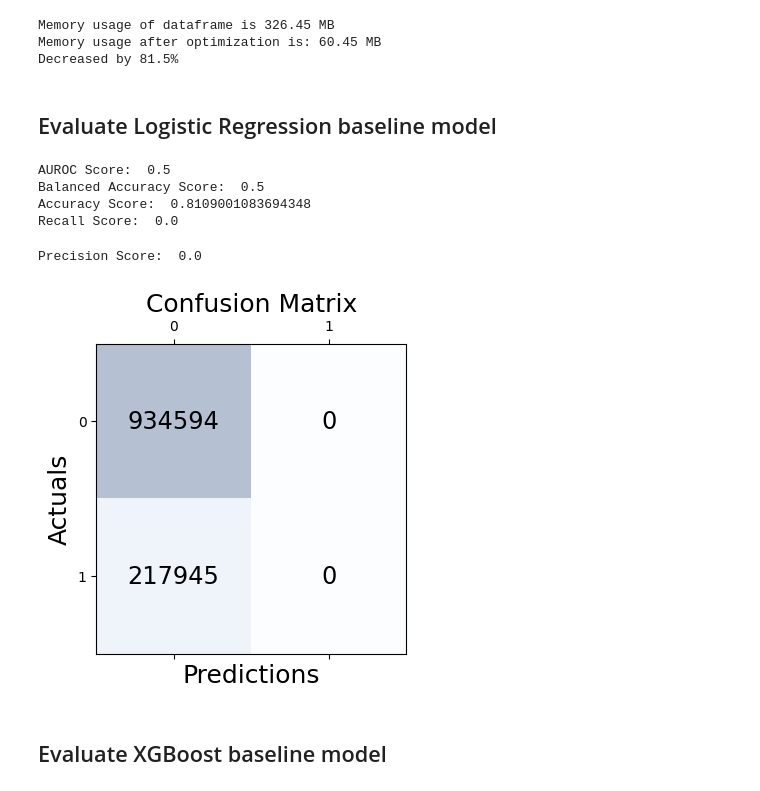
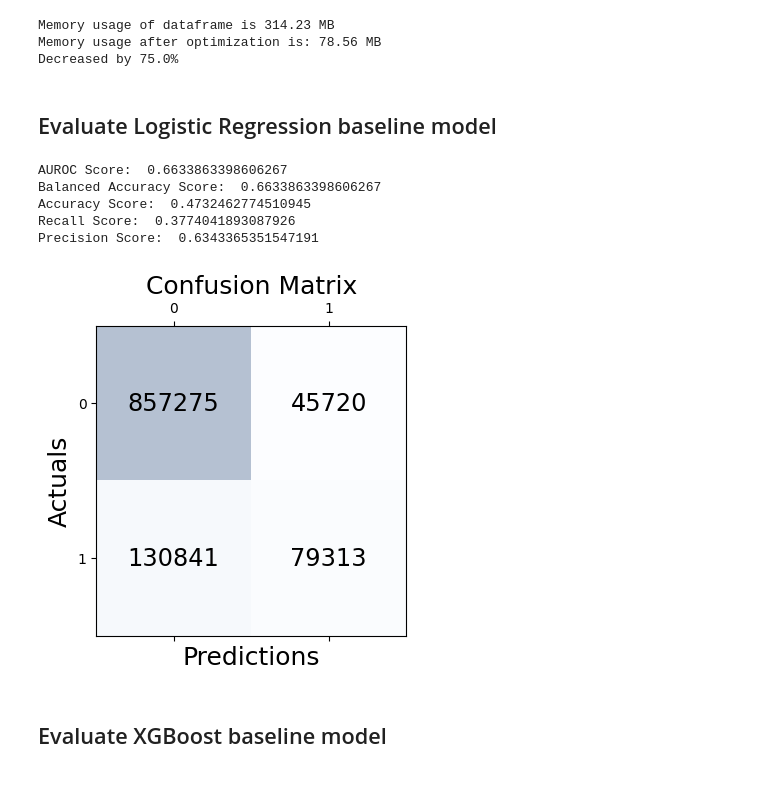
Before and after one commit to rvloenhout/DSS_Master_Thesis, a Jupyter notebook: _3. Evaluation/Baseline evaluation/Baseline_eval.ipynb, the cells around one changed output. Cells and saved outputs as stored; diff of their text form; code cells hidden in the pictures.

Commit message:
Ran all baseline models

```diff
--- a/_3. Evaluation/Baseline evaluation/Baseline_eval.ipynb
+++ b/_3. Evaluation/Baseline evaluation/Baseline_eval.ipynb
@@ -9,9 +21,7 @@ def rm(df):
         if col_type != object:
             c_min = df[col].min()
             c_max = df[col].max()
-            if c_min == 0 and c_max == 1:
-                    df[col] = df[col].astype('bool')
-            elif str(col_type)[:3] == 'int':
+            if str(col_type)[:3] == 'int':
                 if c_min > np.iinfo(np.int8).min and c_max < np.iinfo(np.int8).max:
                     df[col] = df[col].astype(np.int8)
                 elif c_min > np.iinfo(np.int16).min and c_max < np.iinfo(np.int16).max:
@@ -27,8 +37,6 @@ def rm(df):
                     df[col] = df[col].astype(np.float32)
                 else:
                     df[col] = df[col].astype(np.float64)
-        else:
-            df[col] = df[col].astype('category')
 
     end_mem = df.memory_usage().sum() / 1024**2
     print('Memory usage after optimization is: {:.2f} MB'.format(end_mem))
@@ -49,46 +77,26 @@ path_model = "../../../../Thesis_data/Models/"
 X_test = pd.read_csv(path_csv + "ontime_reporting_X_test.csv")
 y_test = pd.read_csv(path_csv + "ontime_reporting_y_test.csv")
 # %%
-X_test = rm(X_test)
+X_test = rm(X_test) #I think this breaks TabNet .fit function
 y_test = np.ravel(y_test)
 # %% [output]
-Memory usage of dataframe is 326.45 MB
-Memory usage after optimization is: 60.45 MB
-Decreased by 81.5%
+Memory usage of dataframe is 314.23 MB
+Memory usage after optimization is: 78.56 MB
+Decreased by 75.0%
-# %%
-def evaluation(y_test_input, y_pred_input):
-
-    print("AUROC Score: ", roc_auc_score(y_test_input, y_pred_input))
-    print("Balanced Accuracy Score: ", balanced_accuracy_score(y_test_input, y_pred_input))
-    print("Accuracy Score: ", accuracy_score(y_test_input, y_pred_input))
-    print("Recall Score: ", recall_score(y_test_input, y_pred_input))
-    print("Precision Score: ", precision_score(y_test_input, y_pred_input))
-    cm = confusion_matrix(y_test_input, y_pred_input)
-
-    fig, ax = plt.subplots(figsize=(4, 6))
-    ax.matshow(cm, cmap=plt.cm.Blues, alpha=0.3)
-    for i in range(cm.shape[0]):
-        for j in range(cm.shape[1]):
-            ax.text(x=j, y=i,s=cm[i, j], va='center', ha='center', size='xx-large')
-
-    plt.xlabel('Predictions', fontsize=18)
-    plt.ylabel('Actuals', fontsize=18)
-    plt.title('Confusion Matrix', fontsize=18)
-    plt.show()
 # %% [markdown]
 ## Evaluate Logistic Regression baseline model
 # %%
-logreg_baseline = pickle.load(open(path_model + "logreg_baseline.sav", "rb"))
+logreg_baseline = pickle.load(open(path_model + "logreg_baseline.pkl", "rb"))
 y_pred_logreg_baseline = logreg_baseline.predict(X_test)
 # %%
-evaluation(y_test, y_pred_logreg_baseline)
+evaluation(y_test, y_pred_logreg_baseline, logreg_baseline)
 # %% [output]
-AUROC Score:  0.5
-Balanced Accuracy Score:  0.5
-Accuracy Score:  0.8109001083694348
-Recall Score:  0.0
+AUROC Score:  0.6633863398606267
+Balanced Accuracy Score:  0.6633863398606267
+Accuracy Score:  0.4732462774510945
+Recall Score:  0.3774041893087926
+Precision Score:  0.6343365351547191
-Precision Score:  0.0
-[figure, old version]
+[figure, new version]
 # %% [markdown]
 ## Evaluate XGBoost baseline model
 # %%
```
Also changed, not shown: parts of 12 cells of this notebook, 7 other files.
